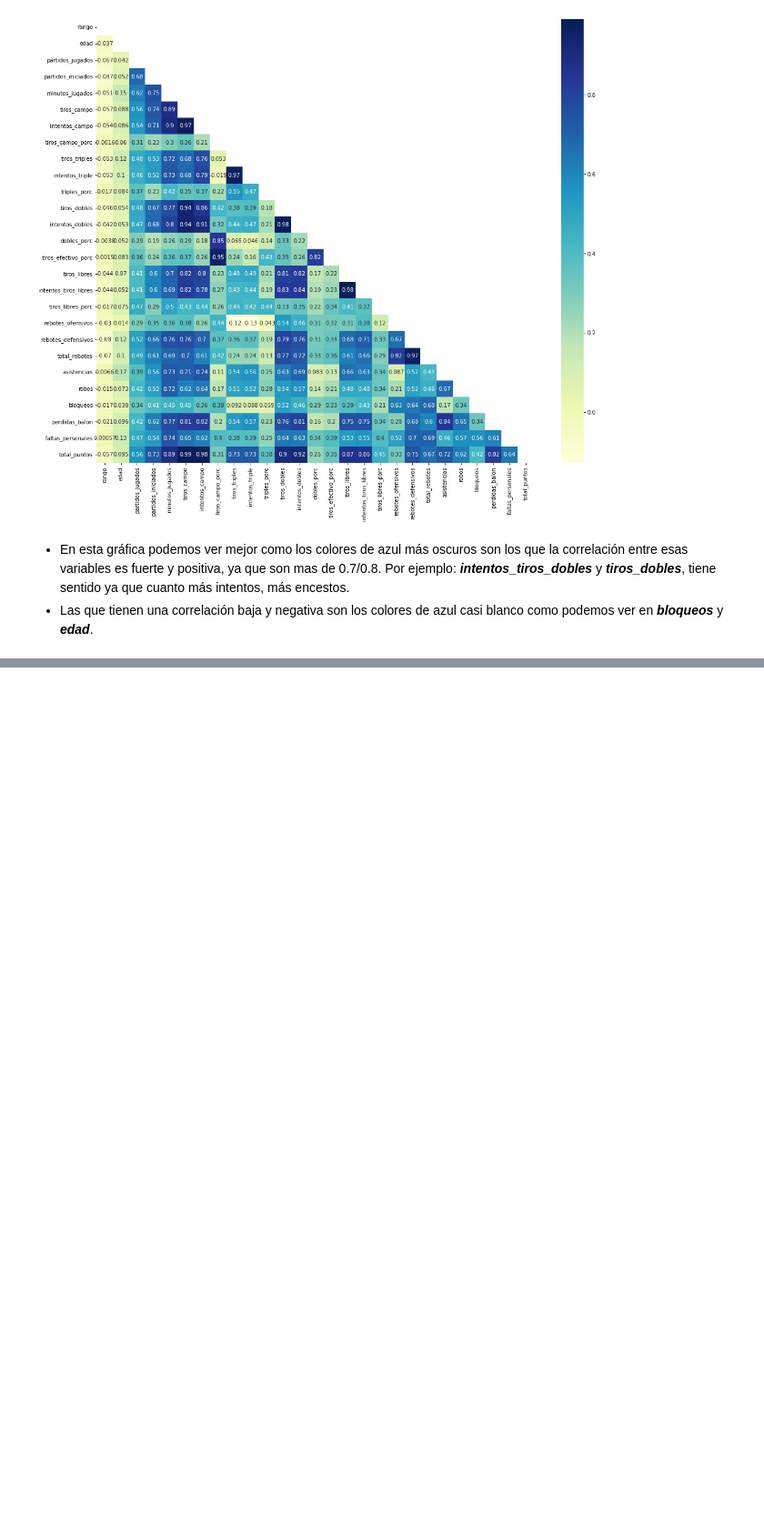
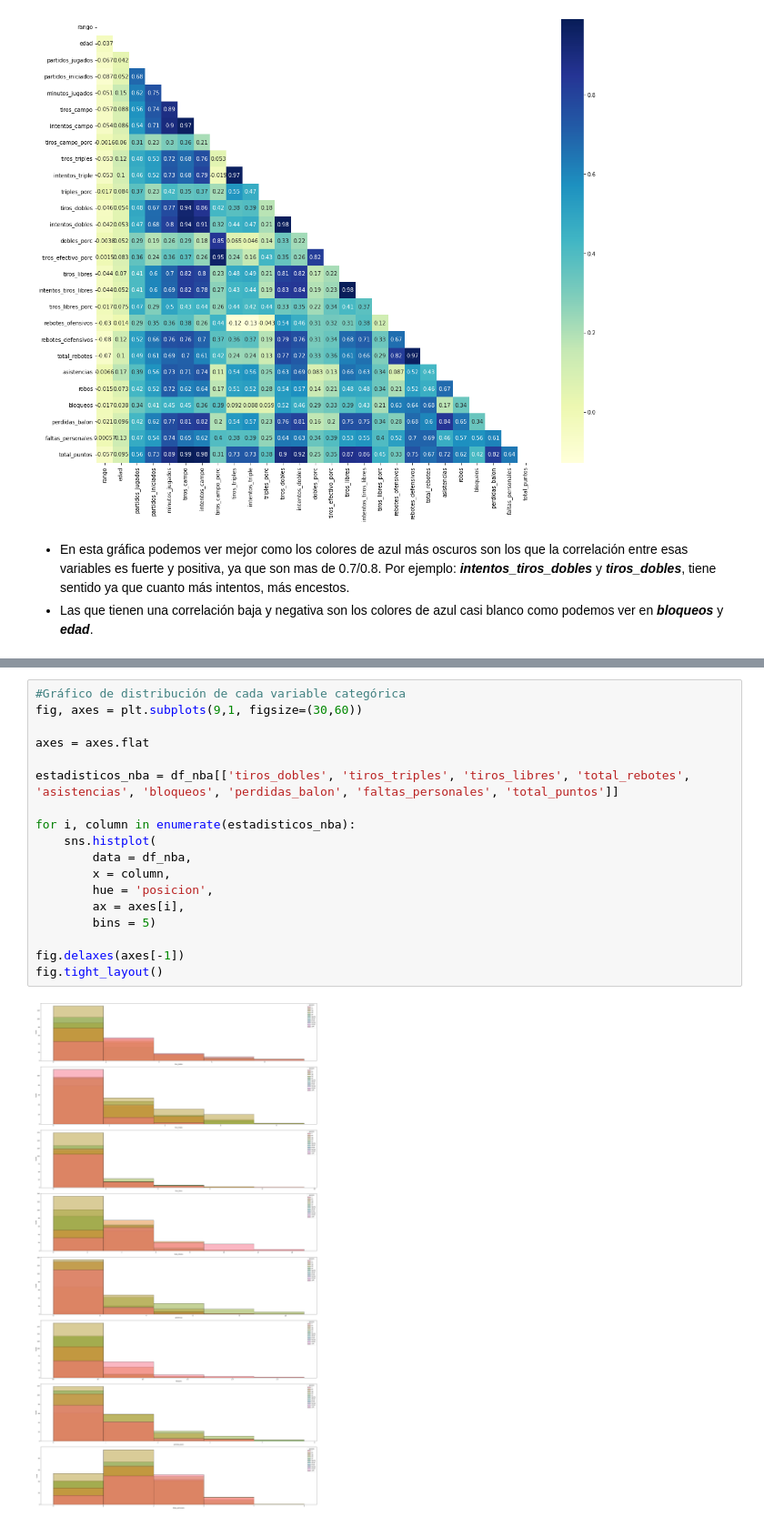
Before and after one commit to Aliciafs97/Proyecto-NBA, a Jupyter notebook: Regionales 2021-2022/EDA-NBA.ipynb, the cells around one changed output, grey strips where cells are left out. Shown at 91% size. Saved outputs shown, nothing was run; the diff lists cells and outputs as text; blank space fills up the shorter version.

```diff
--- a/Regionales 2021-2022/EDA-NBA.ipynb
+++ b/Regionales 2021-2022/EDA-NBA.ipynb
@@ -356,0 +384,20 @@ sns.heatmap(df_nba_cambios.corr(),
+# %%
+#Gráfico de distribución de cada variable categórica
+fig, axes = plt.subplots(9,1, figsize=(30,60))
+
+axes = axes.flat
+
+estadisticos_nba = df_nba[['tiros_dobles', 'tiros_triples', 'tiros_libres', 'total_rebotes', 'asistencias', 'bloqueos', 'perdidas_balon', 'faltas_personales', 'total_puntos']]
+
+for i, column in enumerate(estadisticos_nba):
+    sns.histplot(
+        data = df_nba,
+        x = column,
+        hue = 'posicion',
+        ax = axes[i],
+        bins = 5)
+
+fig.delaxes(axes[-1])
+fig.tight_layout()
+# %% [output]
+[figure, added]
```
Also changed, not shown: parts of 13 cells of this notebook.
